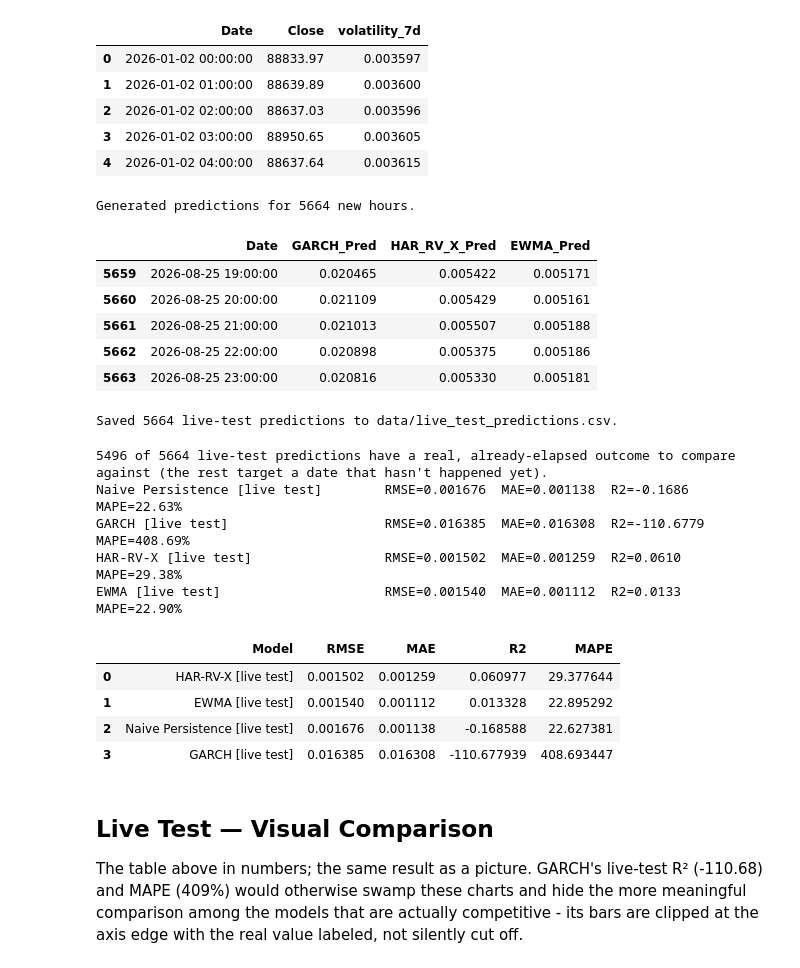
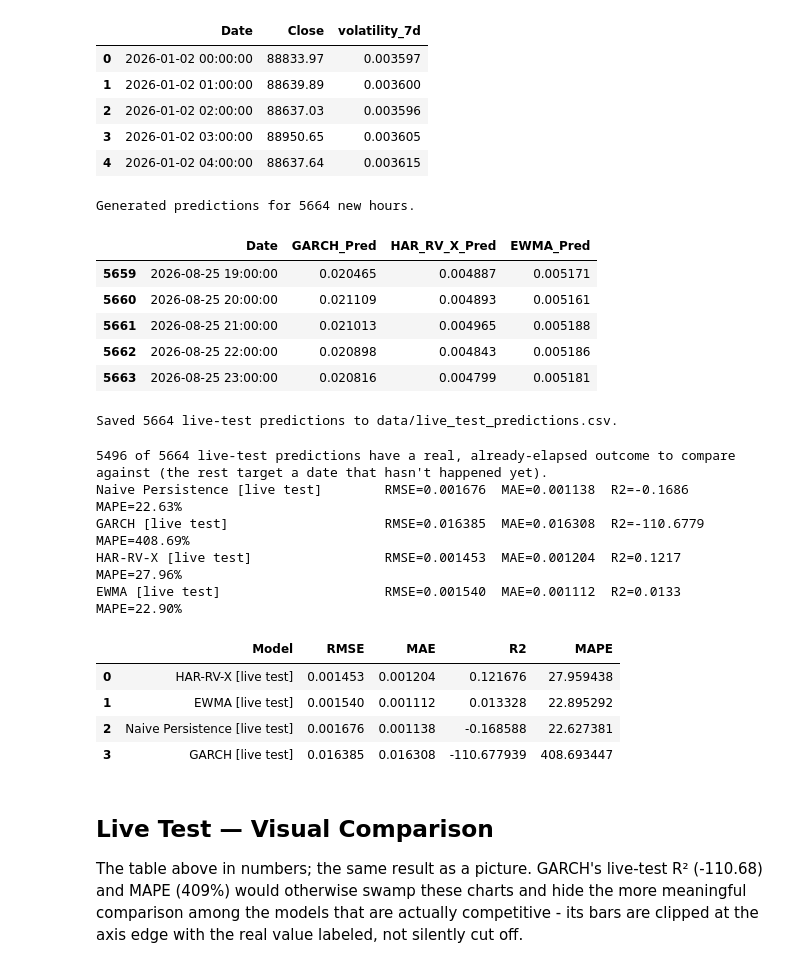
Before and after one commit to mhejairi10/bitcoin-volatility-prediction, a Jupyter notebook: notebooks/capstone-btc-volatility.ipynb, the cells around one changed output. Drawn from its saved outputs; the diff is of its cells as text; code cells hidden in the pictures.

```diff
--- a/notebooks/capstone-btc-volatility.ipynb
+++ b/notebooks/capstone-btc-volatility.ipynb
@@ -1577,8 +1617,10 @@ live_scored[['Date', 'Close', 'volatility_7d']].head()
 #    combined (historical + live) returns series - GARCH forecasts forward from its own fitted
 #    return process, so "loading a saved model" here means loading the SPEC, then refitting
 #    fresh each time (fast - seconds, not minutes) rather than deserializing a fitted object.
-#    HAR-RV-X: load the actually-saved fitted model. EWMA: load the tuned lambda and
-#    re-run the (cheap, non-iterative) recursion over the combined returns series.
+#    EWMA: load the tuned lambda and re-run the (cheap, non-iterative) recursion over the
+#    combined returns series - computed before HAR-RV-X below, since HAR-RV-X's EWMA_X
+#    regressor needs it too. HAR-RV-X: load the actually-saved fitted model - the Final
+#    (promoted) version from Model Building above, 6 regressors now, not the original 4.
 if len(live_scored) == 0:
     print('No live-test rows have complete feature history - check MAX_LOOKBACK_NEEDED and the '
           'fetched date range.')
@@ -1596,45 +1638,49 @@ else:
     garch_live = arch_model(combined_returns_pct.loc[:last_training_date], vol=best_spec['vol'],
                              p=best_spec['p'], o=best_spec['o'], q=best_spec['q'], dist=best_spec['dist'])
     garch_live_fit = garch_live.fit(disp='off')
     garch_live_full = arch_model(combined_returns_pct, vol=best_spec['vol'], p=best_spec['p'],
                                   o=best_spec['o'], q=best_spec['q'], dist=best_spec['dist'])
     garch_live_fixed = garch_live_full.fix(garch_live_fit.params)
     garch_live_forecast = garch_live_fixed.forecast(horizon=HORIZON, start=live_scored['Date'].iloc[0], reindex=False)
     garch_live_pred = np.sqrt(garch_live_forecast.variance.values[:, -1]) / 100
 
-    # --- HAR-RV-X: build the same 4 regressors from combined_features, apply saved Ridge model ---
+    # --- EWMA: reuse the tuned lambda, re-run the recursion over the combined returns series ---
+    ewma_best_lambda = joblib.load('models/ewma_best_lambda.pkl')
+    combined_returns_frac = combined_features.set_index('Date')['hourly_return']
+    ewma_live_sigma = ewma_sigma(combined_returns_frac, ewma_best_lambda)
+
+    # --- HAR-RV-X (Final, promoted): build all 6 regressors from combined_features, apply the
+    #     saved Ridge model - RV_day/week/month + ATR_X as before, plus EWMA_X (EWMA's own live
+    #     sigma above, lagged) and SKEW_X (realized skewness, same 24h lag convention as RV_day).
     har_x_live = joblib.load('models/har_rv_x_tuned.pkl')
     har_live_df = pd.DataFrame(index=combined_features.index)
     har_live_df['RV_day'] = combined_features['volatility_7d'].shift(HOURS_PER_DAY)
     har_live_df['RV_week'] = combined_features['volatility_7d'].shift(HOURS_PER_DAY).rolling(HOURS_PER_DAY * 7).mean()
     har_live_df['RV_month'] = combined_features['volatility_7d'].shift(HOURS_PER_DAY).rolling(HOURS_PER_DAY * 30).mean()
     har_live_df['ATR_X'] = combined_features['atr_pct'].shift(1)  # scale-free, matching the fix in Model Building
+    har_live_df['EWMA_X'] = combined_features['Date'].map(ewma_live_sigma).shift(1)
+    har_live_df['SKEW_X'] = combined_features['hourly_return'].rolling(ROLLING_WINDOW).skew().shift(HOURS_PER_DAY)
     har_live_df['Date'] = combined_features['Date']
     har_live_scored = har_live_df[har_live_df['Date'].isin(live_dates)].dropna()
-    har_x_pred_live = har_x_live.predict(har_live_scored[['RV_day', 'RV_week', 'RV_month', 'ATR_X']])
+    har_x_pred_live = har_x_live.predict(har_live_scored[['RV_day', 'RV_week', 'RV_month', 'ATR_X', 'EWMA_X', 'SKEW_X']])
 
     live_predictions = pd.DataFrame({'Date': live_scored['Date']})
     live_predictions['GARCH_Pred'] = garch_live_pred[:len(live_predictions)]
     live_predictions = live_predictions.merge(
         pd.DataFrame({'Date': har_live_scored['Date'], 'HAR_RV_X_Pred': har_x_pred_live}), on='Date', how='left'
     )
-
-    # --- EWMA: reuse the tuned lambda, re-run the recursion over the combined returns series ---
-    ewma_best_lambda = joblib.load('models/ewma_best_lambda.pkl')
-    combined_returns_frac = combined_features.set_index('Date')['hourly_return']
-    ewma_live_sigma = ewma_sigma(combined_returns_frac, ewma_best_lambda)
     live_predictions['EWMA_Pred'] = ewma_live_sigma.reindex(live_predictions['Date']).values
 
 print(f'Generated predictions for {len(live_predictions)} new hours.')
 live_predictions.tail()
 # %% [output]
 Generated predictions for 5664 new hours.
 |  | Date | GARCH_Pred | HAR_RV_X_Pred | EWMA_Pred |
-| 5659 | 2026-08-25 19:00:00 | 0.020465 | 0.005422 | 0.005171 |
-| 5660 | 2026-08-25 20:00:00 | 0.021109 | 0.005429 | 0.005161 |
-| 5661 | 2026-08-25 21:00:00 | 0.021013 | 0.005507 | 0.005188 |
-| 5662 | 2026-08-25 22:00:00 | 0.020898 | 0.005375 | 0.005186 |
-| 5663 | 2026-08-25 23:00:00 | 0.020816 | 0.005330 | 0.005181 |
+| 5659 | 2026-08-25 19:00:00 | 0.020465 | 0.004887 | 0.005171 |
+| 5660 | 2026-08-25 20:00:00 | 0.021109 | 0.004893 | 0.005161 |
+| 5661 | 2026-08-25 21:00:00 | 0.021013 | 0.004965 | 0.005188 |
+| 5662 | 2026-08-25 22:00:00 | 0.020898 | 0.004843 | 0.005186 |
+| 5663 | 2026-08-25 23:00:00 | 0.020816 | 0.004799 | 0.005181 |
 # %%
 # Save the live-test predictions. A single fixed window, so this is a plain overwrite - not
 # an append-only log (there's nothing to accumulate across runs since dates never change).
@@ -1677,10 +1723,10 @@ live_comparison_df
 5496 of 5664 live-test predictions have a real, already-elapsed outcome to compare against (the rest target a date that hasn't happened yet).
 Naive Persistence [live test]        RMSE=0.001676  MAE=0.001138  R2=-0.1686  MAPE=22.63%
 GARCH [live test]                    RMSE=0.016385  MAE=0.016308  R2=-110.6779  MAPE=408.69%
-HAR-RV-X [live test]                 RMSE=0.001502  MAE=0.001259  R2=0.0610  MAPE=29.38%
+HAR-RV-X [live test]                 RMSE=0.001453  MAE=0.001204  R2=0.1217  MAPE=27.96%
 EWMA [live test]                     RMSE=0.001540  MAE=0.001112  R2=0.0133  MAPE=22.90%
 |  | Model | RMSE | MAE | R2 | MAPE |
-| 0 | HAR-RV-X [live test] | 0.001502 | 0.001259 | 0.060977 | 29.377644 |
+| 0 | HAR-RV-X [live test] | 0.001453 | 0.001204 | 0.121676 | 27.959438 |
 | 1 | EWMA [live test] | 0.001540 | 0.001112 | 0.013328 | 22.895292 |
 | 2 | Naive Persistence [live test] | 0.001676 | 0.001138 | -0.168588 | 22.627381 |
 | 3 | GARCH [live test] | 0.016385 | 0.016308 | -110.677939 | 408.693447 |
```
Also changed, not shown: parts of 14 cells of this notebook.
